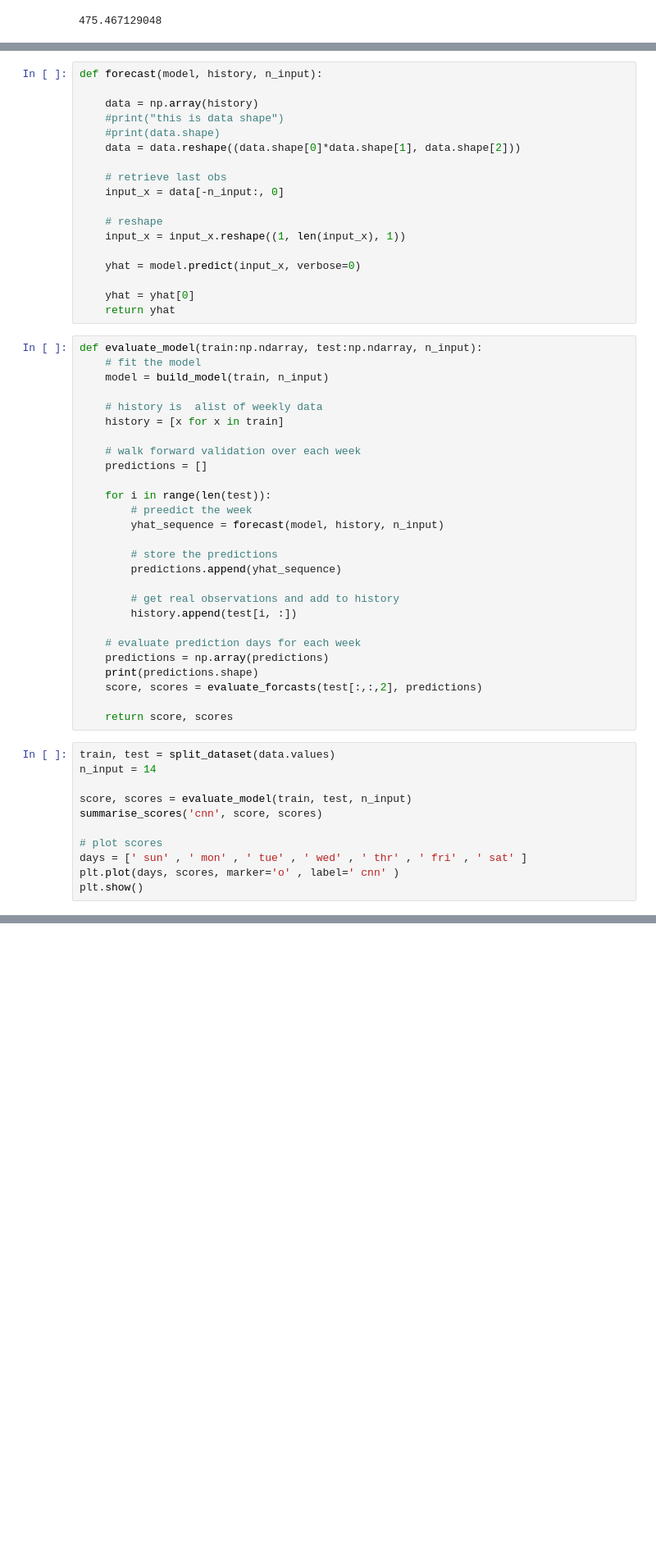
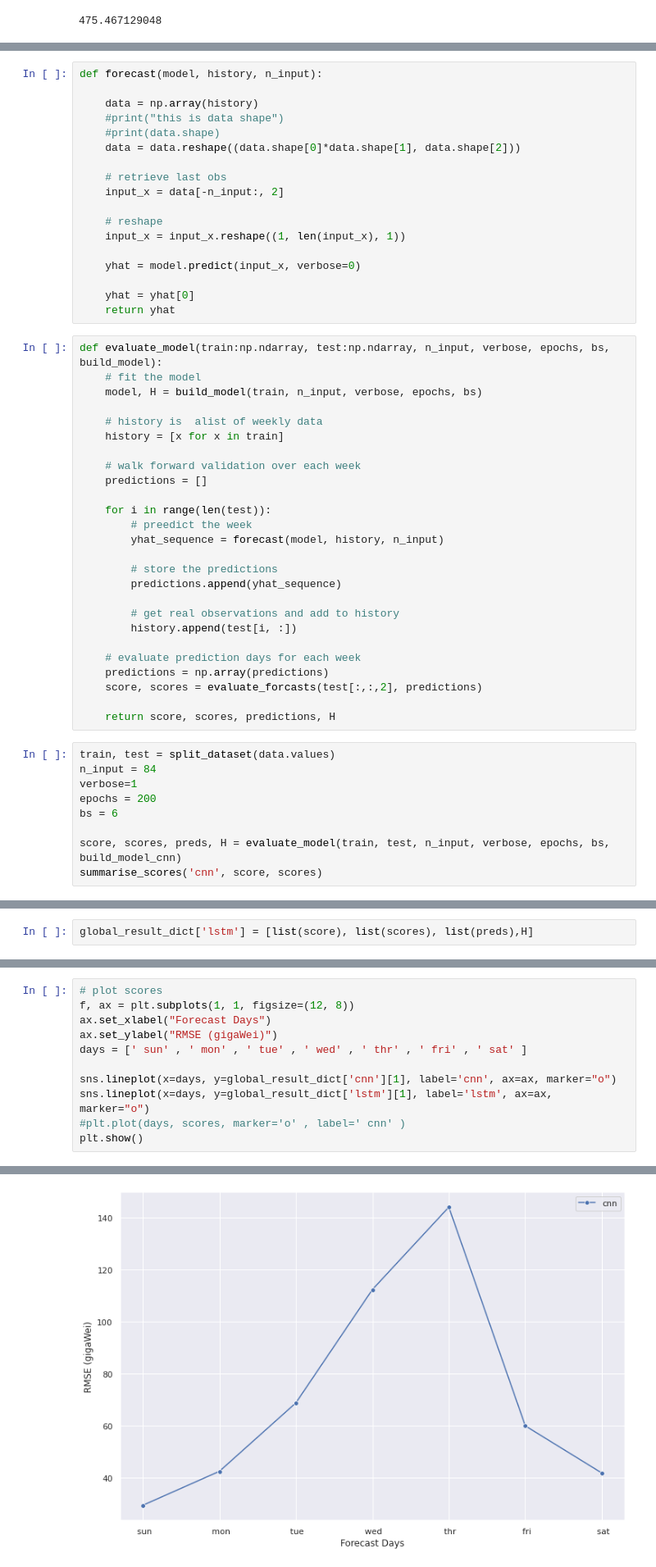
Before and after one commit to nombreinvicto/DeepLearning, a Jupyter notebook: research/gasprice_prediction/gasprice_ts.ipynb, the cells around one changed output, grey strips where cells are left out. Shown at 82% size. Drawn from its saved outputs; the diff is of its cells as text; blank space fills up the shorter version.

```diff
--- a/research/gasprice_prediction/gasprice_ts.ipynb
+++ b/research/gasprice_prediction/gasprice_ts.ipynb
@@ -233,7 +279,7 @@ def forecast(model, history, n_input):
     data = data.reshape((data.shape[0]*data.shape[1], data.shape[2]))
 
     # retrieve last obs
-    input_x = data[-n_input:, 0]
+    input_x = data[-n_input:, 2]
 
     # reshape
     input_x = input_x.reshape((1, len(input_x), 1))
@@ -243,9 +289,9 @@ def forecast(model, history, n_input):
     yhat = yhat[0]
     return yhat
 # %%
-def evaluate_model(train:np.ndarray, test:np.ndarray, n_input):
+def evaluate_model(train:np.ndarray, test:np.ndarray, n_input, verbose, epochs, bs, build_model):
     # fit the model
-    model = build_model(train, n_input)
+    model, H = build_model(train, n_input, verbose, epochs, bs)
 
     # history is  alist of weekly data
     history = [x for x in train]
@@ -265,19 +311,16 @@ def evaluate_model(train:np.ndarray, test:np.ndarray, n_input):
 
     # evaluate prediction days for each week
     predictions = np.array(predictions)
-    print(predictions.shape)
     score, scores = evaluate_forcasts(test[:,:,2], predictions)
 
-    return score, scores
+    return score, scores, predictions, H
 # %%
 train, test = split_dataset(data.values)
-n_input = 14
+n_input = 84
+verbose=1
+epochs = 200
+bs = 6
 
-score, scores = evaluate_model(train, test, n_input)
+score, scores, preds, H = evaluate_model(train, test, n_input, verbose, epochs, bs, build_model_cnn)
 summarise_scores('cnn', score, scores)
-
-# plot scores
-days = [' sun' , ' mon' , ' tue' , ' wed' , ' thr' , ' fri' , ' sat' ]
-plt.plot(days, scores, marker='o' , label=' cnn' )
-plt.show()
 # %% [output]
@@ -302,0 +345,2 @@ Epoch 12/70
+# %%
+global_result_dict['lstm'] = [list(score), list(scores), list(preds),H]
@@ -302,0 +355,12 @@ Epoch 12/70
+# %%
+# plot scores
+f, ax = plt.subplots(1, 1, figsize=(12, 8))
+ax.set_xlabel("Forecast Days")
+ax.set_ylabel("RMSE (gigaWei)")
+days = [' sun' , ' mon' , ' tue' , ' wed' , ' thr' , ' fri' , ' sat' ]
+
+sns.lineplot(x=days, y=global_result_dict['cnn'][1], label='cnn', ax=ax, marker="o")
+sns.lineplot(x=days, y=global_result_dict['lstm'][1], label='lstm', ax=ax, marker="o")
+#plt.plot(days, scores, marker='o' , label=' cnn' )
+plt.show()
+# %% [output]
@@ -302,0 +368 @@ Epoch 12/70
+[figure, added]
```
Also changed, not shown: parts of 19 cells of this notebook, 20 other files.
